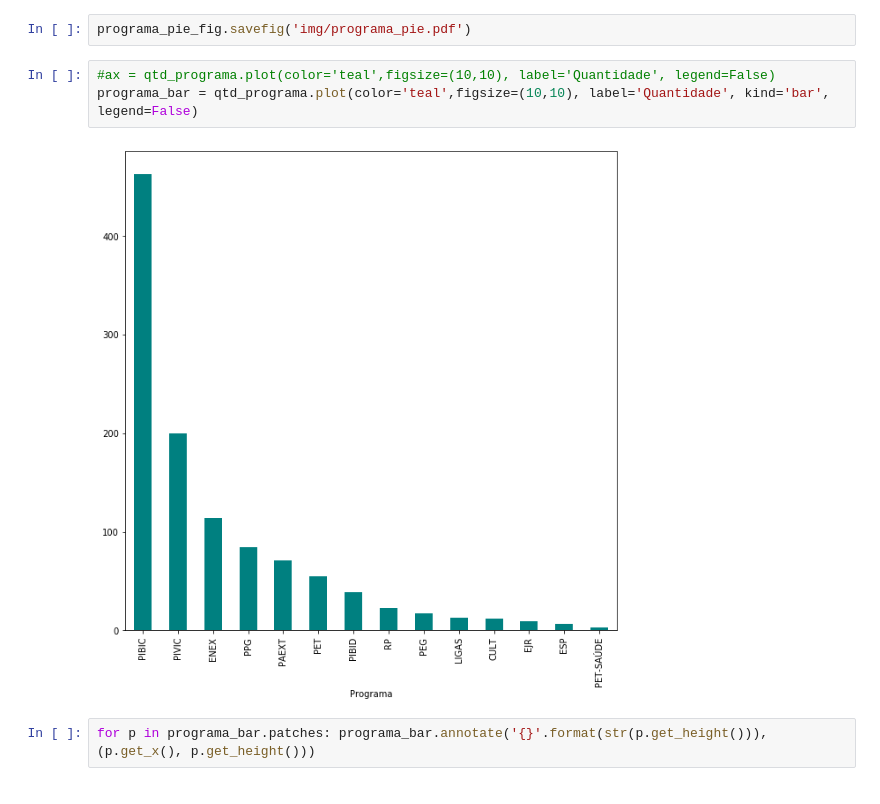
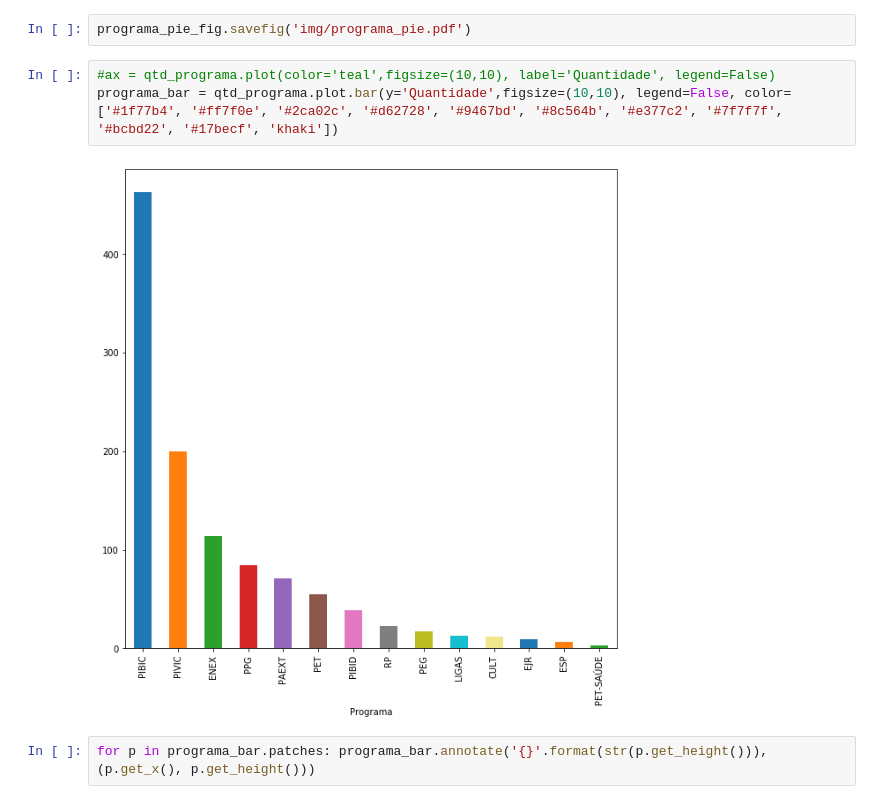
Before and after one commit to danbailo/DataAnalysis-UFMS, a Jupyter notebook: script.ipynb, the cells around one changed output. Drawn from its saved outputs; the diff is of its cells as text.

```diff
--- a/script.ipynb
+++ b/script.ipynb
@@ -167,9 +167,9 @@ programa_pie_fig = programa_pie.get_figure()
 programa_pie_fig.savefig('img/programa_pie.pdf')
 # %%
 #ax = qtd_programa.plot(color='teal',figsize=(10,10), label='Quantidade', legend=False)
-programa_bar = qtd_programa.plot(color='teal',figsize=(10,10), label='Quantidade', kind='bar', legend=False)
+programa_bar = qtd_programa.plot.bar(y='Quantidade',figsize=(10,10), legend=False, color=['#1f77b4', '#ff7f0e', '#2ca02c', '#d62728', '#9467bd', '#8c564b', '#e377c2', '#7f7f7f', '#bcbd22', '#17becf', 'khaki'])
 # %% [output]
-[figure, old version]
+[figure, new version]
 # %%
 for p in programa_bar.patches: programa_bar.annotate('{}'.format(str(p.get_height())), (p.get_x(), p.get_height()))
 # %%
```
Also changed, not shown: parts of 6 cells of this notebook, 7 other files.
